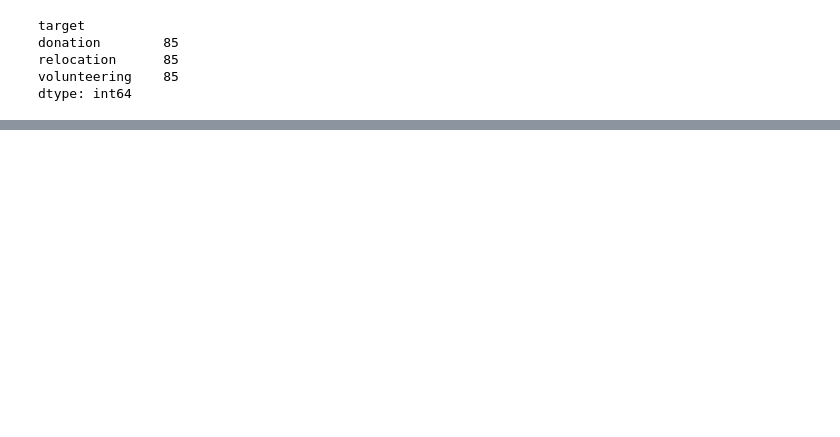
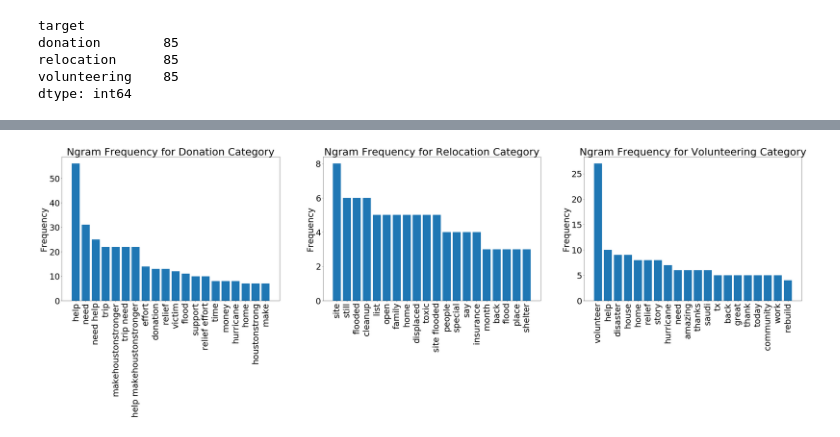
Before and after one commit to nescobar/smm2018, a Jupyter notebook: code/smm_twitter_analysis.ipynb, the cells around one changed output, grey strips where cells are left out. Drawn from its saved outputs; the diff is of its cells as text; code cells hidden in the pictures; blank space fills up the shorter version.

Commit message:
Add visualizations

```diff
--- a/code/smm_twitter_analysis.ipynb
+++ b/code/smm_twitter_analysis.ipynb
@@ -99,7 +102,9 @@ class ProcessTweets:
 from sklearn.utils import shuffle
 import pickle as pkl
 
+# pt_stem, wn_lem, lc_stem
 tweet_processor = ProcessTweets()
+tweet_processor.set_normalization('wn_lem')
 train_df = pkl.load(open("training_set.pkl", "rb"))
 train_df['text'] = tweet_processor.process_tweets(train_df['text'])
 train_df.columns = ['text','target']
@@ -209,20 +216,19 @@ print(gs_clf.classes_)
 for file in pkl_files:
     harvey_recent_df = pkl.load(open(file, "rb"))
     harvey_recent_df.drop_duplicates('text', inplace=True)
-    clean_test_df = tweet_processor.process_tweets(harvey_recent_df.text)
-    predicted = gs_clf.predict_proba(clean_test_df)
+    harvey_recent_df.text = tweet_processor.process_tweets(harvey_recent_df.text)
+    predicted = gs_clf.predict_proba(harvey_recent_df.text)
 
     c_donation=c_other=c_relocation=c_volunteering=c_na=0
+
+    # Consider only predictions with > 0.5 probability
     for tweet, category in zip(harvey_recent_df.text, predicted):
 
-        # Consider only predictions with > 0.5 probability
         if category[0] > 0.5:
             c_donation += 1
         elif category[1] > 0.5:
-            #print(tweet, category)
             c_relocation += 1
         elif category[2] > 0.5:
-
             c_volunteering += 1
         else:
             c_na += 1
@@ -327,0 +340,35 @@ heart -0.524376948698
+# %%
+top_words_donation = [x[0] for x in top20_donation]
+top_frequencies_donation = [x[1] for x in top20_donation]
+
+top_words_relocation = [x[0] for x in top20_relocation]
+top_frequencies_relocation = [x[1] for x in top20_relocation]
+
+top_words_volunteering = [x[0] for x in top20_volunteering]
+top_frequencies_volunteering = [x[1] for x in top20_volunteering]
+# %%
+plt.figure(figsize=(50,10))
+plt.rcParams.update({'font.size': 32})
+
+plt.subplot(1,3,1)
+x_positions = np.arange(20)
+plt.bar(x_positions, top_frequencies_donation)
+plt.xticks(x_positions, top_words_donation, rotation=90)
+plt.title("Ngram Frequency for Donation Category")
+plt.ylabel("Frequency")
+
+plt.subplot(1,3,2)
+plt.bar(x_positions, top_frequencies_relocation)
+plt.xticks(x_positions, top_words_relocation, rotation=90)
+plt.title("Ngram Frequency for Relocation Category")
+plt.ylabel("Frequency")
+
+plt.subplot(1,3,3)
+plt.bar(x_positions, top_frequencies_volunteering)
+plt.xticks(x_positions, top_words_volunteering, rotation=90)
+plt.title("Ngram Frequency for Volunteering Category")
+plt.ylabel("Frequency")
+
+plt.show()
+# %% [output]
+[figure, added]
```
Also changed, not shown: parts of 10 cells of this notebook.
